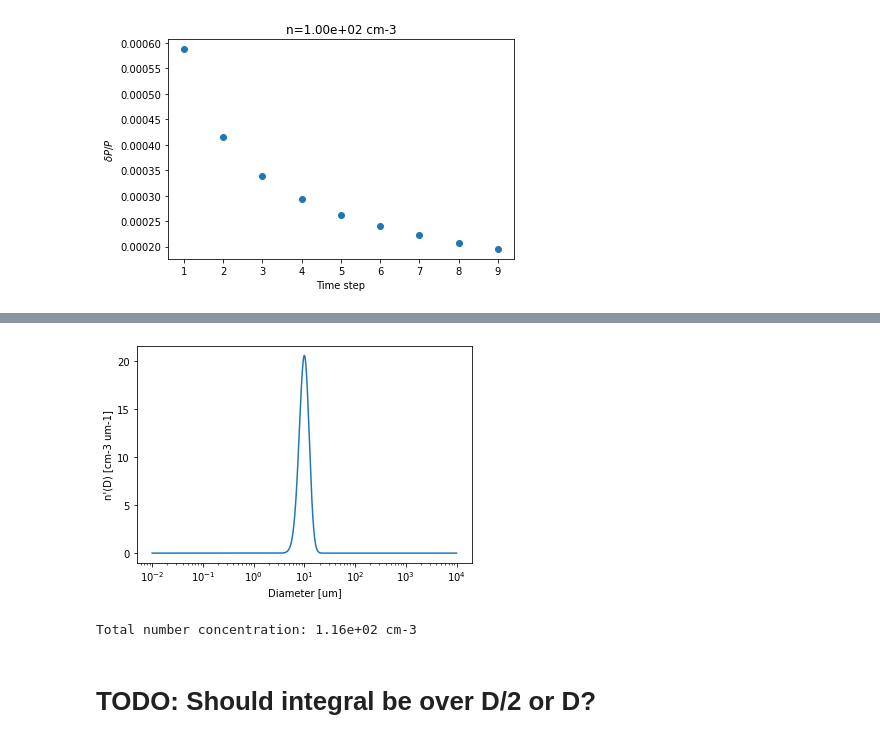
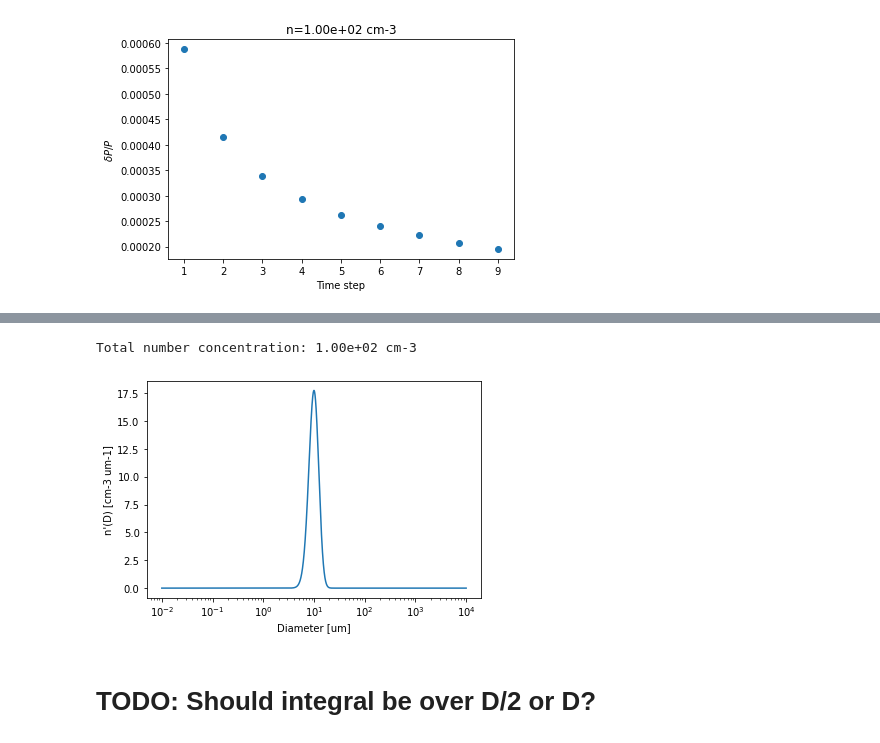
Before and after one commit to gkirchhoff32/Cloud-Measurements, a Jupyter notebook: project_meas_cloud_refactor/simulation/discrete_scatter_error.ipynb, the cells around one changed output, grey strips where cells are left out. Drawn from its saved outputs; the diff is of its cells as text; code cells hidden in the pictures.

```diff
--- a/project_meas_cloud_refactor/simulation/discrete_scatter_error.ipynb
+++ b/project_meas_cloud_refactor/simulation/discrete_scatter_error.ipynb
@@ -388,20 +387,28 @@ n_dist = N_0 * D**mu * np.exp(-Lambda*D)  # [m-3 m-1]
-# %%
-fig = plt.figure()
-ax = fig.add_subplot(111)
-ax.plot(D*1e6, n_dist/1e6/1e6)
-ax.set_xlabel('Diameter [um]')
-ax.set_ylabel("n'(D) [cm-3 um-1]")
-ax.set_xscale('log')
-# ax.set_yscale('log')
-# ax.set_ylim([1e-6,1e2])
-plt.show()
-# %% [output]
-[figure, removed]
-# %%
-N_tot = np.trapz(n_dist, D)
-print('Total number concentration: {:.2e} cm-3'.format(N_tot/1e6))
-# %% [output]
-Total number concentration: 1.16e+02 cm-3
+# %%
+D = np.logspace(-8, -2, 10000)  # [m]
+beta = 2e6  # rate (shift location of peak)
+alpha = 21  # shape  (change overall shape)
+N_0 = 100  # [cm-3]
+
+f_gamma = beta**alpha / sp.gamma(alpha) * D**(alpha-1) * np.exp(-beta*D)
+n_dist = N_0 * f_gamma  # [cm-3]
+
+N_tot = np.trapz(n_dist, D)  # [cm-3]
+print('Total number concentration: {:.2e} cm-3'.format(N_tot))
+# %% [output]
+Total number concentration: 1.00e+02 cm-3
+# %%
+fig = plt.figure()
+ax = fig.add_subplot(111)
+ax.plot(D*1e6, n_dist/1e6)
+ax.set_xlabel('Diameter [um]')
+ax.set_ylabel("n'(D) [cm-3 um-1]")
+ax.set_xscale('log')
+# ax.set_yscale('log')
+# ax.set_ylim([1e-6,1e2])
+plt.show()
+# %% [output]
+[figure, added]
 # %% [markdown]
 # TODO: Should integral be over D/2 or D?
 # %%
```
Also changed, not shown: parts of 23 cells of this notebook, 3 other files.
